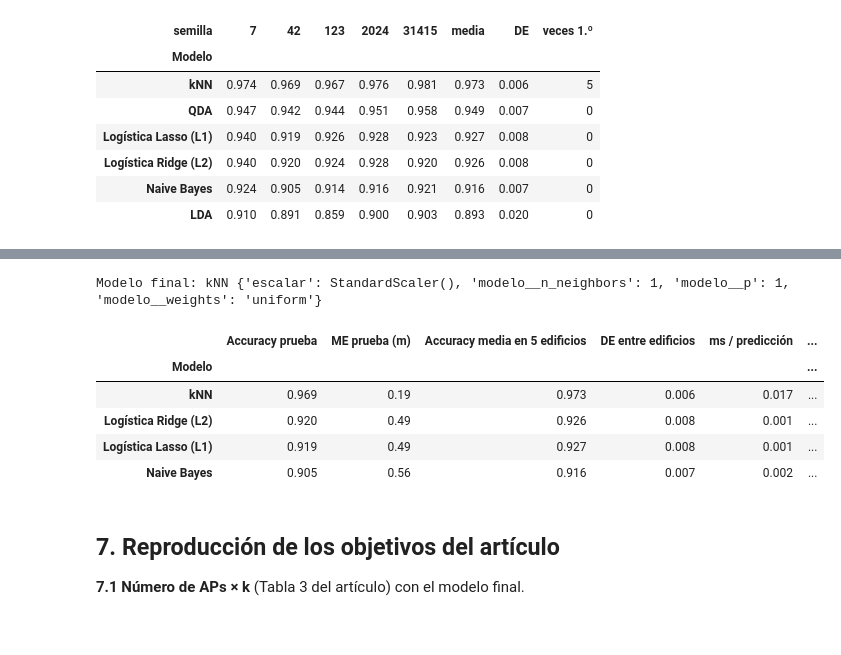
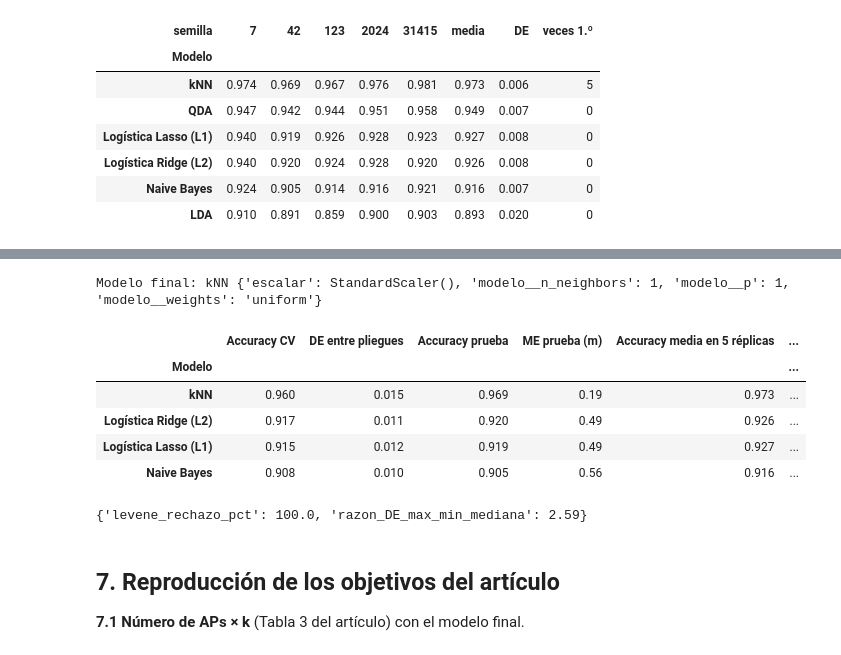
Before and after one commit to danielo2858-spec/ml1-localizacion-qaknn, a Jupyter notebook: Entrega_Final_Notebook.ipynb, the cells around one changed output, grey strips where cells are left out. Cells and saved outputs as stored; diff of their text form; code cells hidden in the pictures.

```diff
--- a/Entrega_Final_Notebook.ipynb
+++ b/Entrega_Final_Notebook.ipynb
@@ -317,27 +317,41 @@ La guía pide justificar la elección con métricas, estabilidad y el equilibrio
 # %%
 sel = resumen[resumen.grupo == "curso"].set_index("Modelo")
 decision = pd.DataFrame({
+    "Accuracy CV": sel.acc.round(3),
+    "DE entre pliegues": sel.acc_sd.round(3),
     "Accuracy prueba": sel.acc_te.round(3),
     "ME prueba (m)": sel.me_te.round(2),
-    "Accuracy media en 5 edificios": piv_e.loc[sel.index, "media"].round(3),
-    "DE entre edificios": piv_e.loc[sel.index, "DE"].round(3),
+    "Accuracy media en 5 réplicas": piv_e.loc[sel.index, "media"].round(3),
+    "DE entre réplicas": piv_e.loc[sel.index, "DE"].round(3),
     "ms / predicción": sel.ms_por_prediccion.round(3),
     "Interpretabilidad": ["Media: vecinos y mapa de errores" if n == "kNN" else
                           "Alta: coeficientes por zona" if "Logística" in n else "Media: medias y varianzas por zona" for n in sel.index],
-}).sort_values("Accuracy prueba", ascending=False)
+}).sort_values("Accuracy CV", ascending=False)
 FINAL = decision.index[0]
 RES["decision"] = decision.reset_index().astype(str).to_dict(orient="list"); RES["final"] = FINAL
 RES["final_params"] = BUSQ[FINAL].best_params_.__repr__()
 print("Modelo final:", FINAL, BUSQ[FINAL].best_params_)
 decision
 # %% [output]
 Modelo final: kNN {'escalar': StandardScaler(), 'modelo__n_neighbors': 1, 'modelo__p': 1, 'modelo__weights': 'uniform'}
-|  | Accuracy prueba | ME prueba (m) | Accuracy media en 5 edificios | DE entre edificios | ms / predicción | ... |
+|  | Accuracy CV | DE entre pliegues | Accuracy prueba | ME prueba (m) | Accuracy media en 5 réplicas | ... |
 | Modelo |  |  |  |  |  | ... |
-| kNN | 0.969 | 0.19 | 0.973 | 0.006 | 0.017 | ... |
-| Logística Ridge (L2) | 0.920 | 0.49 | 0.926 | 0.008 | 0.001 | ... |
-| Logística Lasso (L1) | 0.919 | 0.49 | 0.927 | 0.008 | 0.001 | ... |
-| Naive Bayes | 0.905 | 0.56 | 0.916 | 0.007 | 0.002 | ... |
+| kNN | 0.960 | 0.015 | 0.969 | 0.19 | 0.973 | ... |
+| Logística Ridge (L2) | 0.917 | 0.011 | 0.920 | 0.49 | 0.926 | ... |
+| Logística Lasso (L1) | 0.915 | 0.012 | 0.919 | 0.49 | 0.927 | ... |
+| Naive Bayes | 0.908 | 0.010 | 0.905 | 0.56 | 0.916 | ... |
+# %%
+# Supuesto que separa a LDA de QDA: ¿todas las zonas tienen la misma varianza? (solo entrenamiento)
+lev_p, razon_de = [], []
+for f in FEATS:
+    grupos = [tr.loc[tr.zona == z[0], f].dropna().values for z in ZONAS]
+    lev_p.append(stats.levene(*grupos, center="median").pvalue)
+    de = [g.std(ddof=1) for g in grupos]; razon_de.append(max(de) / min(de))
+RES["supuesto_covarianza"] = dict(levene_rechazo_pct=round(100 * float(np.mean(np.array(lev_p) < 0.05)), 1),
+                                  razon_DE_max_min_mediana=round(float(np.median(razon_de)), 2))
+print(RES["supuesto_covarianza"])
+# %% [output]
+{'levene_rechazo_pct': 100.0, 'razon_DE_max_min_mediana': 2.59}
 # %% [markdown]
 ## 7. Reproducción de los objetivos del artículo
 **7.1 Número de APs × k** (Tabla 3 del artículo) con el modelo final.
```
Also changed, not shown: parts of 12 cells of this notebook, 8 other files.
